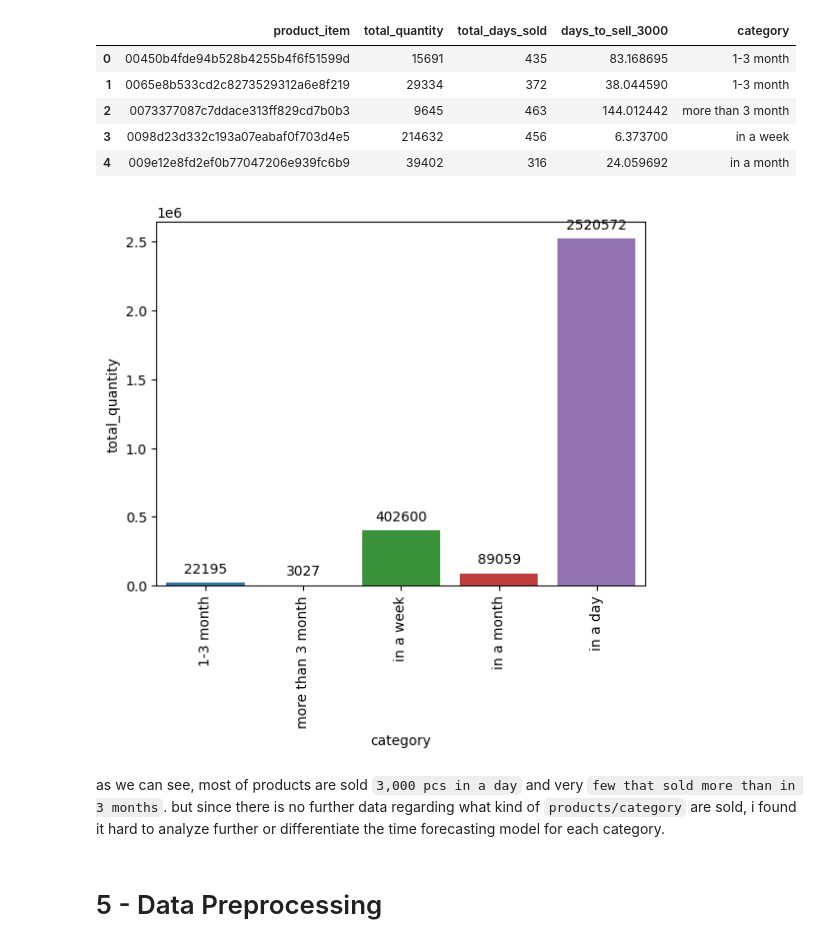
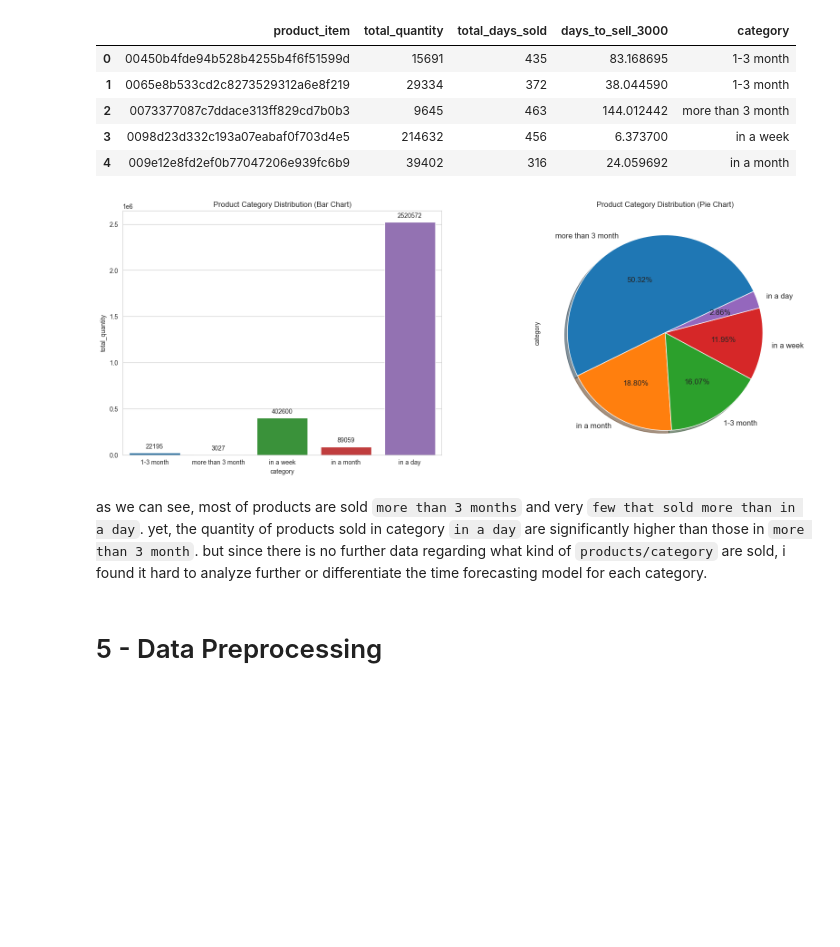
Before and after one commit to zakish29/paragon-forecast, a Jupyter notebook: final_project_zaki.ipynb, the cells around one changed output. Saved outputs shown, nothing was run; the diff lists cells and outputs as text; code cells hidden in the pictures; blank space fills up the shorter version.

```diff
--- a/final_project_zaki.ipynb
+++ b/final_project_zaki.ipynb
@@ -308,21 +297,28 @@ df_product.head()
 | 3 | 0098d23d332c193a07eabaf0f703d4e5 | 214632 | 456 | 6.373700 | in a week |
 | 4 | 009e12e8fd2ef0b77047206e939fc6b9 | 39402 | 316 | 24.059692 | in a month |
 # %%
-ax = sns.barplot(data=df_product, x='category', y='total_quantity', errorbar=None)
-ax.set_xticklabels(ax.get_xticklabels(), rotation=90)
+fig, (ax1, ax2) = plt.subplots(ncols=2, figsize=(20,7))
 
-# show values on top of bars
-for p in ax.patches:
-    ax.annotate(format(p.get_height(), '.0f'),
+# product category performance by quantity
+sns.barplot(data=df_product, x='category', y='total_quantity', errorbar=None, ax=ax1)
+for p in ax1.patches:
+    ax1.annotate(format(p.get_height(), '.0f'),
                 (p.get_x() + p.get_width() / 2., p.get_height()),
                 ha = 'center', va = 'center',
                 xytext = (0, 10),
                 textcoords = 'offset points')
+ax1.set_title('Product Category Distribution (Bar Chart)')
+
+# product category by proportion
+df_product['category'].value_counts().plot.pie(autopct='%1.2f%%', shadow=True,
+                                             fontsize=12, startangle=25, ax=ax2)
+ax2.set_title('Product Category Distribution (Pie Chart)')
+
 plt.show()
 # %% [output]
-[figure, old version]
+[figure, new version]
 # %% [markdown]
-as we can see, most of products are sold `3,000 pcs in a day` and very `few that sold more than in 3 months`. but since there is no further data regarding what kind of `products/category` are sold, i found it hard to analyze further or differentiate the time forecasting model for each category.
+as we can see, most of products are sold `more than 3 months` and very `few that sold more than in a day`. yet, the quantity of products sold in category `in a day` are significantly higher than those in `more than 3 month`. but since there is no further data regarding what kind of `products/category` are sold, i found it hard to analyze further or differentiate the time forecasting model for each category.
 # %% [markdown]
 # 5 - Data Preprocessing
 # %%
```
Also changed, not shown: parts of 9 cells of this notebook.
